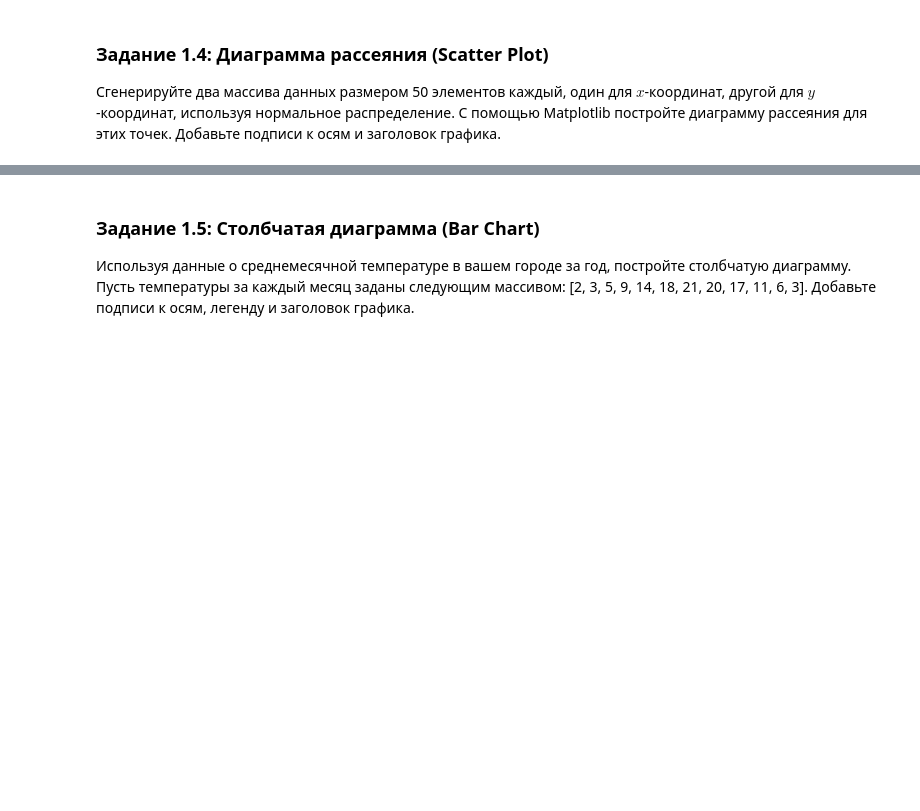
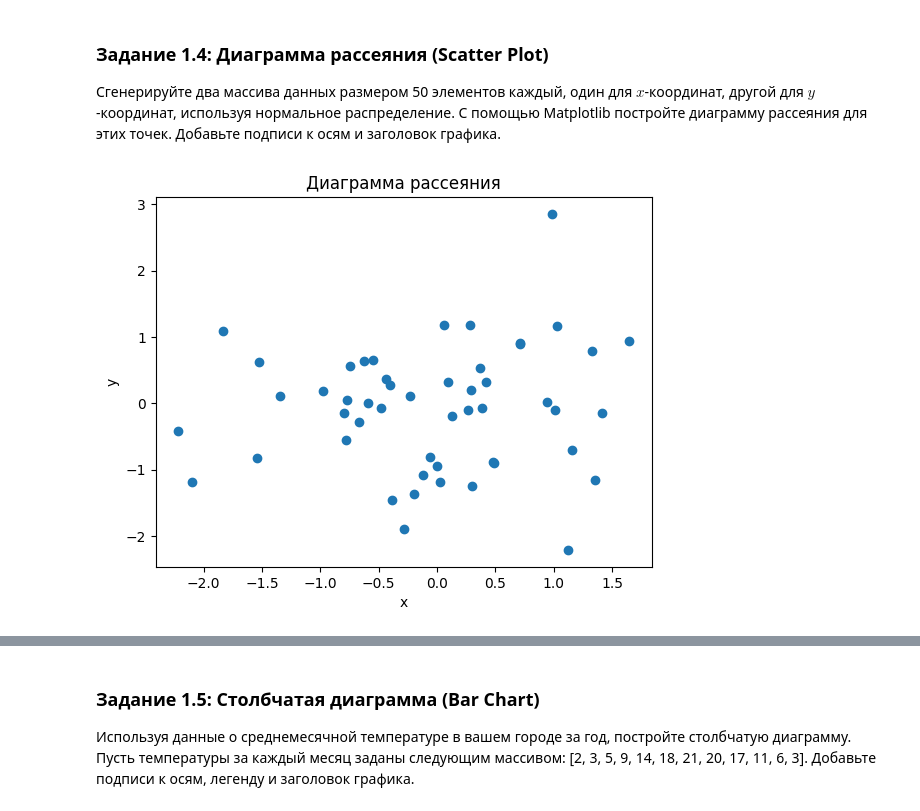
Before and after one commit to Calrission/MIIGAIK-Computer-Math, a Jupyter notebook: 3. Библиотеки Matplotlib, Plotly/Практическая_работа_№3_Matplotlib_Plotly.ipynb, the cells around one changed output, grey strips where cells are left out. Cells and saved outputs as stored; diff of their text form; code cells hidden in the pictures; blank space fills up the shorter version.

```diff
--- a/3. Библиотеки Matplotlib, Plotly/Практическая_работа_№3_Matplotlib_Plotly.ipynb
+++ b/3. Библиотеки Matplotlib, Plotly/Практическая_работа_№3_Matplotlib_Plotly.ipynb
@@ -42,3 +72,15 @@
+# %%
+x = np.random.randn(50)
+y = np.random.randn(50)
+
+plt.scatter(x, y)
+plt.title("Диаграмма рассеяния")
+plt.xlabel('x')
+plt.ylabel('y')
+
+plt.show()
+# %% [output]
+[figure, added]
 # %% [markdown]
 ![image.png](embedded-picture-1)
 # %% [markdown]
```
Also changed, not shown: parts of 24 cells of this notebook, 2 other files.
